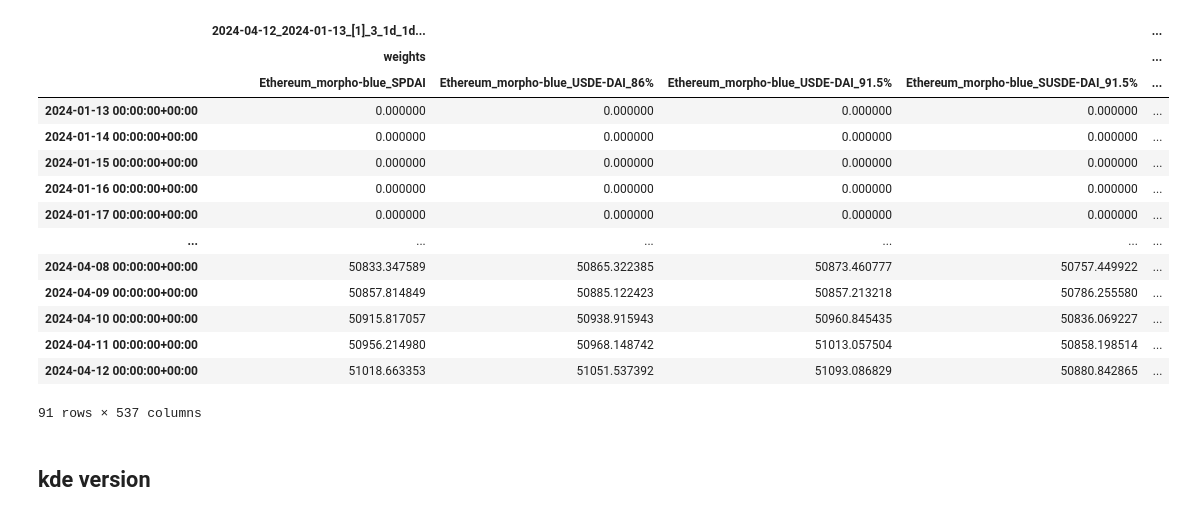
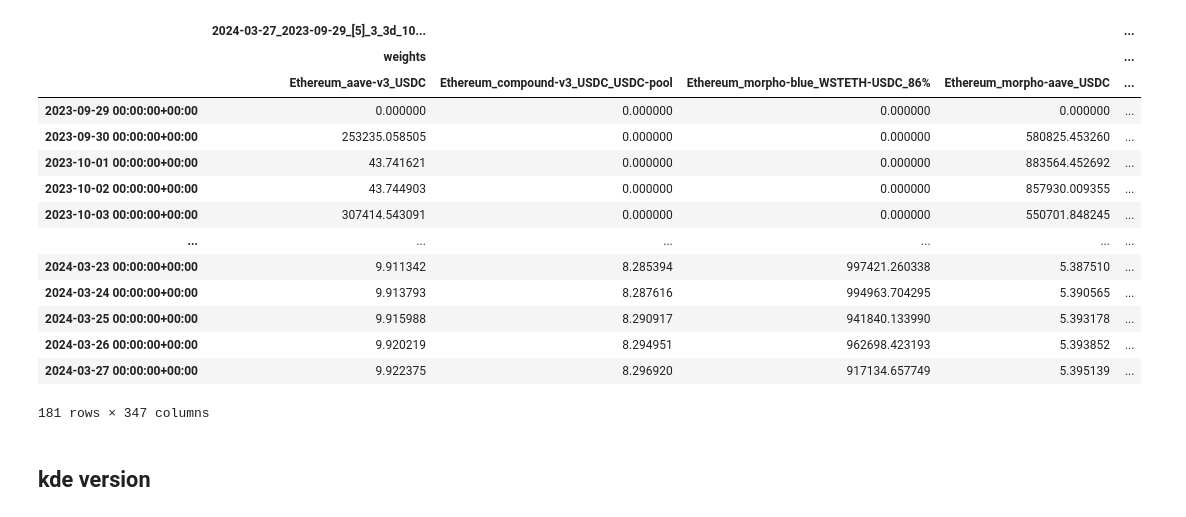
Before and after one commit to Sety-project/YieldOptimizer, a Jupyter notebook: contango_research/predictor_research.ipynb, the cells around one changed output. Saved outputs shown, nothing was run; the diff lists cells and outputs as text; code cells hidden in the pictures.

```diff
--- a/contango_research/predictor_research.ipynb
+++ b/contango_research/predictor_research.ipynb
@@ -5,25 +5,25 @@ import plotly.graph_objects as go
 from plotly.subplots import make_subplots
 from copy import deepcopy
 # %%
-df_0 = pd.read_csv('contango_runs_usd.csv', index_col=0, header=[0,1,2])
+df_0 = pd.read_csv('contango_cost_180_20.csv', index_col=0, header=[0,1,2])
 #df.columns.names = ['run_name', 'feature', 'pool']
 df_0
 # %% [output]
-|  | 2024-04-12_2024-01-13_[1]_3_1d_1d... |  |  |  | ... |
+|  | 2024-03-27_2023-09-29_[5]_3_3d_10... |  |  |  | ... |
 |  | weights |  |  |  | ... |
-|  | Ethereum_morpho-blue_SPDAI | Ethereum_morpho-blue_USDE-DAI_86% | Ethereum_morpho-blue_USDE-DAI_91.5% | Ethereum_morpho-blue_SUSDE-DAI_91.5% | ... |
-| 2024-01-13 00:00:00+00:00 | 0.000000 | 0.000000 | 0.000000 | 0.000000 | ... |
-| 2024-01-14 00:00:00+00:00 | 0.000000 | 0.000000 | 0.000000 | 0.000000 | ... |
-| 2024-01-15 00:00:00+00:00 | 0.000000 | 0.000000 | 0.000000 | 0.000000 | ... |
-| 2024-01-16 00:00:00+00:00 | 0.000000 | 0.000000 | 0.000000 | 0.000000 | ... |
-| 2024-01-17 00:00:00+00:00 | 0.000000 | 0.000000 | 0.000000 | 0.000000 | ... |
+|  | Ethereum_aave-v3_USDC | Ethereum_compound-v3_USDC_USDC-pool | Ethereum_morpho-blue_WSTETH-USDC_86% | Ethereum_morpho-aave_USDC | ... |
+| 2023-09-29 00:00:00+00:00 | 0.000000 | 0.000000 | 0.000000 | 0.000000 | ... |
+| 2023-09-30 00:00:00+00:00 | 253235.058505 | 0.000000 | 0.000000 | 580825.453260 | ... |
+| 2023-10-01 00:00:00+00:00 | 43.741621 | 0.000000 | 0.000000 | 883564.452692 | ... |
+| 2023-10-02 00:00:00+00:00 | 43.744903 | 0.000000 | 0.000000 | 857930.009355 | ... |
+| 2023-10-03 00:00:00+00:00 | 307414.543091 | 0.000000 | 0.000000 | 550701.848245 | ... |
 | ... | ... | ... | ... | ... | ... |
-| 2024-04-08 00:00:00+00:00 | 50833.347589 | 50865.322385 | 50873.460777 | 50757.449922 | ... |
-| 2024-04-09 00:00:00+00:00 | 50857.814849 | 50885.122423 | 50857.213218 | 50786.255580 | ... |
-| 2024-04-10 00:00:00+00:00 | 50915.817057 | 50938.915943 | 50960.845435 | 50836.069227 | ... |
-| 2024-04-11 00:00:00+00:00 | 50956.214980 | 50968.148742 | 51013.057504 | 50858.198514 | ... |
-| 2024-04-12 00:00:00+00:00 | 51018.663353 | 51051.537392 | 51093.086829 | 50880.842865 | ... |
+| 2024-03-23 00:00:00+00:00 | 9.911342 | 8.285394 | 997421.260338 | 5.387510 | ... |
+| 2024-03-24 00:00:00+00:00 | 9.913793 | 8.287616 | 994963.704295 | 5.390565 | ... |
+| 2024-03-25 00:00:00+00:00 | 9.915988 | 8.290917 | 941840.133990 | 5.393178 | ... |
+| 2024-03-26 00:00:00+00:00 | 9.920219 | 8.294951 | 962698.423193 | 5.393852 | ... |
+| 2024-03-27 00:00:00+00:00 | 9.922375 | 8.296920 | 917134.657749 | 5.395139 | ... |
-91 rows × 537 columns
+181 rows × 347 columns
 # %%
 keys = ['backtest.end_date', 'backtest.start_date', 'label_map.apy.horizons', 'run_parameters.models.apy.TrivialEwmPredictor.params.cap', 'run_parameters.models.apy.TrivialEwmPredictor.params.halflife', 'run_parameters.models.apy.TrivialEwmPredictor.params.horizon', 'strategy.base_buffer', 'strategy.concentration_limit', 'strategy.cost', 'strategy.gas', 'strategy.initial_wealth']
 scatters = {}
```
Also changed, not shown: parts of 9 cells of this notebook, 6 other files.
